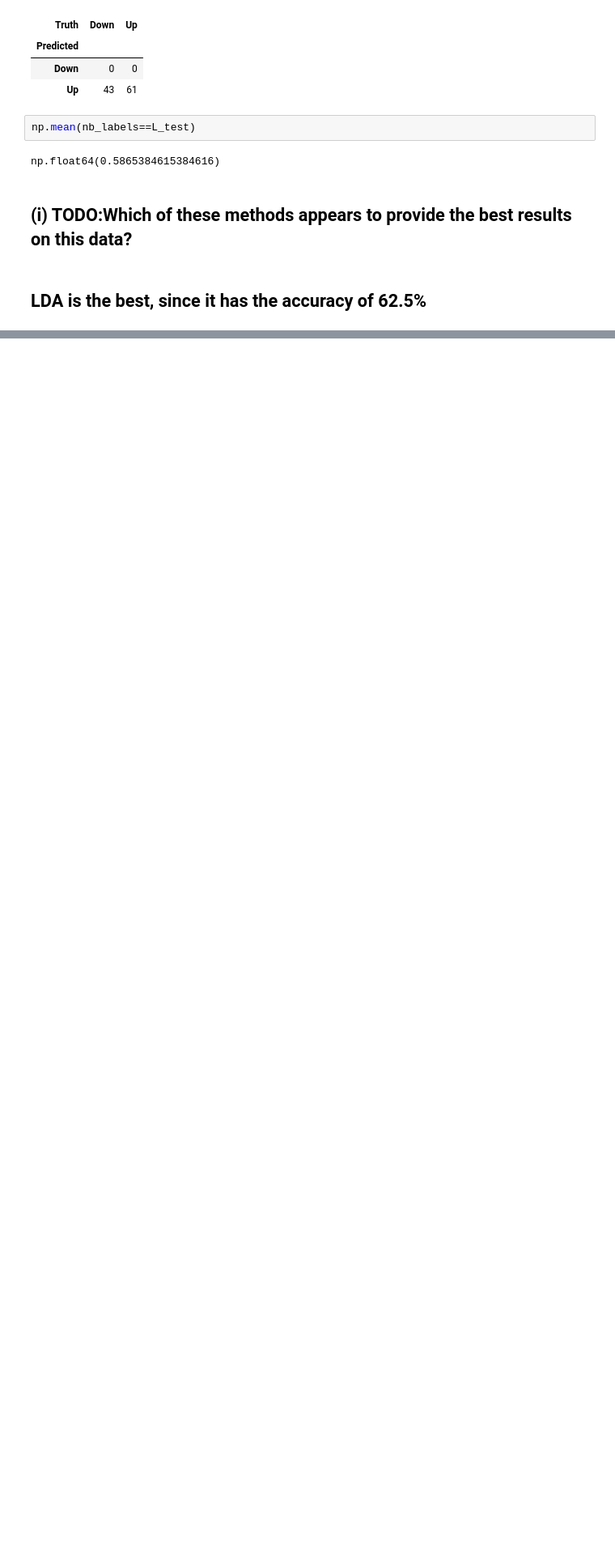
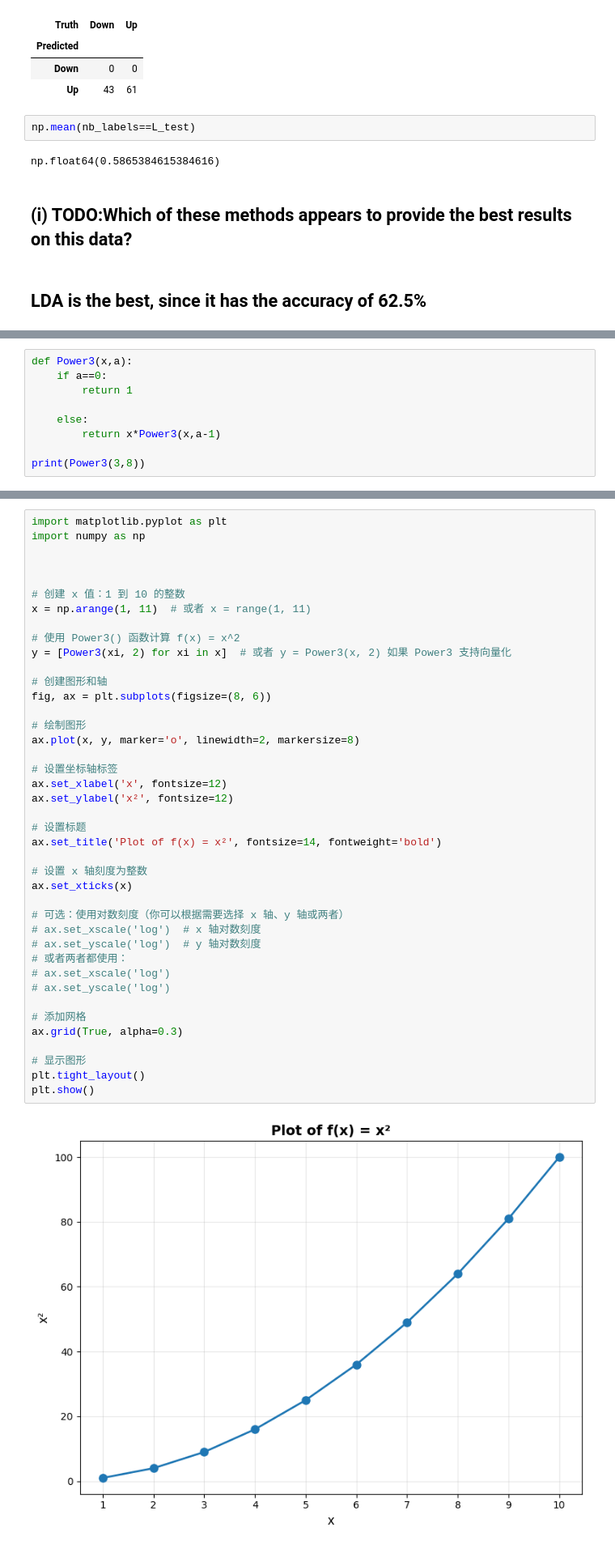
Before and after one commit to AshfordLee/Stanford_CS189, a Jupyter notebook: ISL_python/Ch4/Exercises4.ipynb, the cells around one changed output, grey strips where cells are left out. Shown at 81% size. Saved outputs shown, nothing was run; the diff lists cells and outputs as text; blank space fills up the shorter version.

```diff
--- a/ISL_python/Ch4/Exercises4.ipynb
+++ b/ISL_python/Ch4/Exercises4.ipynb
@@ -295,0 +660,9 @@ np.float64(0.5865384615384616)
+# %%
+def Power3(x,a):
+    if a==0:
+        return 1
+
+    else:
+        return x*Power3(x,a-1)
+
+print(Power3(3,8))
@@ -295,0 +673,43 @@ np.float64(0.5865384615384616)
+# %%
+import matplotlib.pyplot as plt
+import numpy as np
+
+
+
+# 创建 x 值：1 到 10 的整数
+x = np.arange(1, 11)  # 或者 x = range(1, 11)
+
+# 使用 Power3() 函数计算 f(x) = x^2
+y = [Power3(xi, 2) for xi in x]  # 或者 y = Power3(x, 2) 如果 Power3 支持向量化
+
+# 创建图形和轴
+fig, ax = plt.subplots(figsize=(8, 6))
+
+# 绘制图形
+ax.plot(x, y, marker='o', linewidth=2, markersize=8)
+
+# 设置坐标轴标签
+ax.set_xlabel('x', fontsize=12)
+ax.set_ylabel('x²', fontsize=12)
+
+# 设置标题
+ax.set_title('Plot of f(x) = x²', fontsize=14, fontweight='bold')
+
+# 设置 x 轴刻度为整数
+ax.set_xticks(x)
+
+# 可选：使用对数刻度（你可以根据需要选择 x 轴、y 轴或两者）
+# ax.set_xscale('log')  # x 轴对数刻度
+# ax.set_yscale('log')  # y 轴对数刻度
+# 或者两者都使用：
+# ax.set_xscale('log')
+# ax.set_yscale('log')
+
+# 添加网格
+ax.grid(True, alpha=0.3)
+
+# 显示图形
+plt.tight_layout()
+plt.show()
+# %% [output]
+[figure, added]
```
Also changed, not shown: parts of 60 cells of this notebook.
